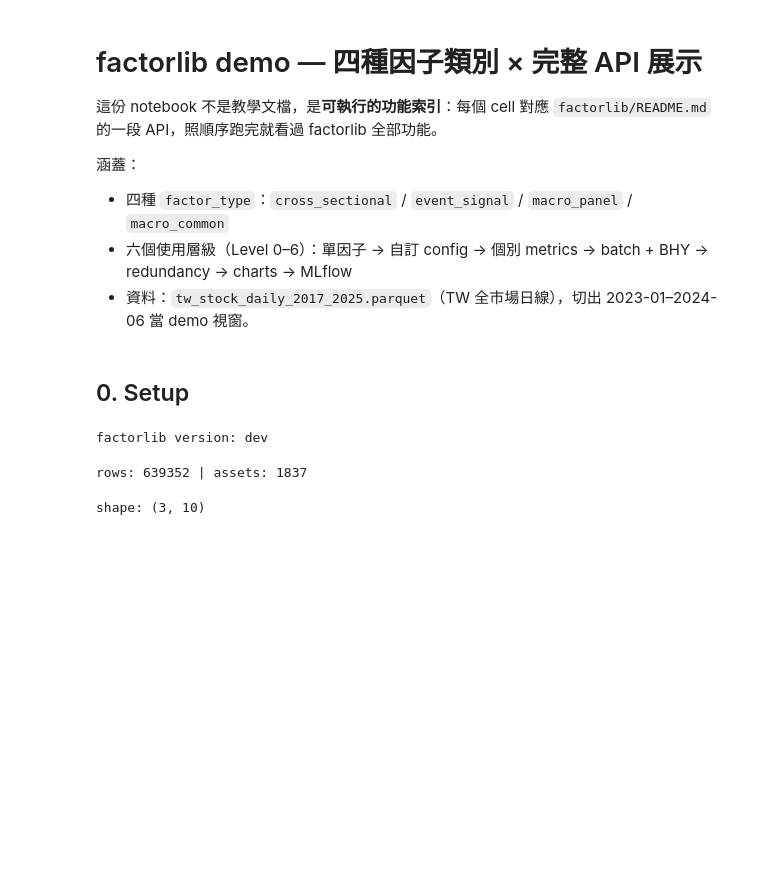
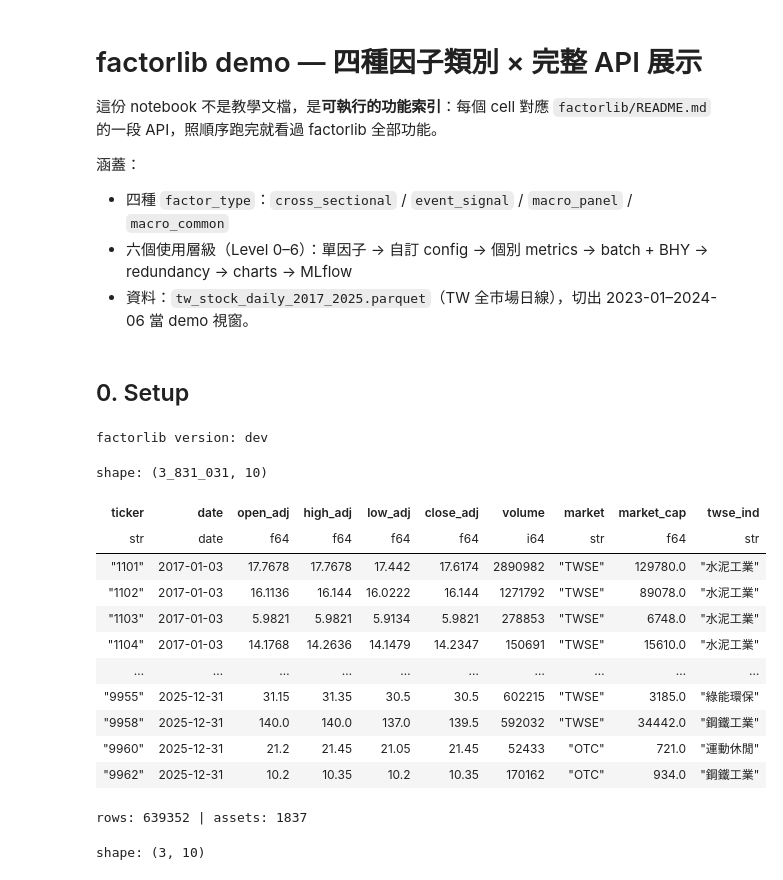
Before and after one commit to awwesomeman/factrix, a Jupyter notebook: experiments/demo.ipynb, the cells around one changed output. Drawn from its saved outputs; the diff is of its cells as text; code cells hidden in the pictures; blank space fills up the shorter version.

```diff
--- a/experiments/demo.ipynb
+++ b/experiments/demo.ipynb
@@ -20,6 +20,22 @@ pl.Config.set_fmt_str_lengths(60)
 print('factorlib version:', getattr(fl, '__version__', 'dev'))
 # %% [output]
 factorlib version: dev
+# %%
+raw = pl.read_parquet('../tw_stock_daily_2017_2025.parquet')
+raw
+# %% [output]
+shape: (3_831_031, 10)
+| ticker | date | open_adj | high_adj | low_adj | close_adj | volume | market | market_cap | twse_ind |
+| str | date | f64 | f64 | f64 | f64 | i64 | str | f64 | str |
+| "1101" | 2017-01-03 | 17.7678 | 17.7678 | 17.442 | 17.6174 | 2890982 | "TWSE" | 129780.0 | "水泥工業" |
+| "1102" | 2017-01-03 | 16.1136 | 16.144 | 16.0222 | 16.144 | 1271792 | "TWSE" | 89078.0 | "水泥工業" |
+| "1103" | 2017-01-03 | 5.9821 | 5.9821 | 5.9134 | 5.9821 | 278853 | "TWSE" | 6748.0 | "水泥工業" |
+| "1104" | 2017-01-03 | 14.1768 | 14.2636 | 14.1479 | 14.2347 | 150691 | "TWSE" | 15610.0 | "水泥工業" |
+| … | … | … | … | … | … | … | … | … | … |
+| "9955" | 2025-12-31 | 31.15 | 31.35 | 30.5 | 30.5 | 602215 | "TWSE" | 3185.0 | "綠能環保" |
+| "9958" | 2025-12-31 | 140.0 | 140.0 | 137.0 | 139.5 | 592032 | "TWSE" | 34442.0 | "鋼鐵工業" |
+| "9960" | 2025-12-31 | 21.2 | 21.45 | 21.05 | 21.45 | 52433 | "OTC" | 721.0 | "運動休閒" |
+| "9962" | 2025-12-31 | 10.2 | 10.35 | 10.2 | 10.35 | 170162 | "OTC" | 934.0 | "鋼鐵工業" |
 # %%
 # 載入原始 TW 日線，用 fl.adapt 把 user 欄位名對應到 factorlib canonical names
 # (canonical = date / asset_id / price)
```
Also changed, not shown: parts of 5 cells of this notebook, 2 other files.
